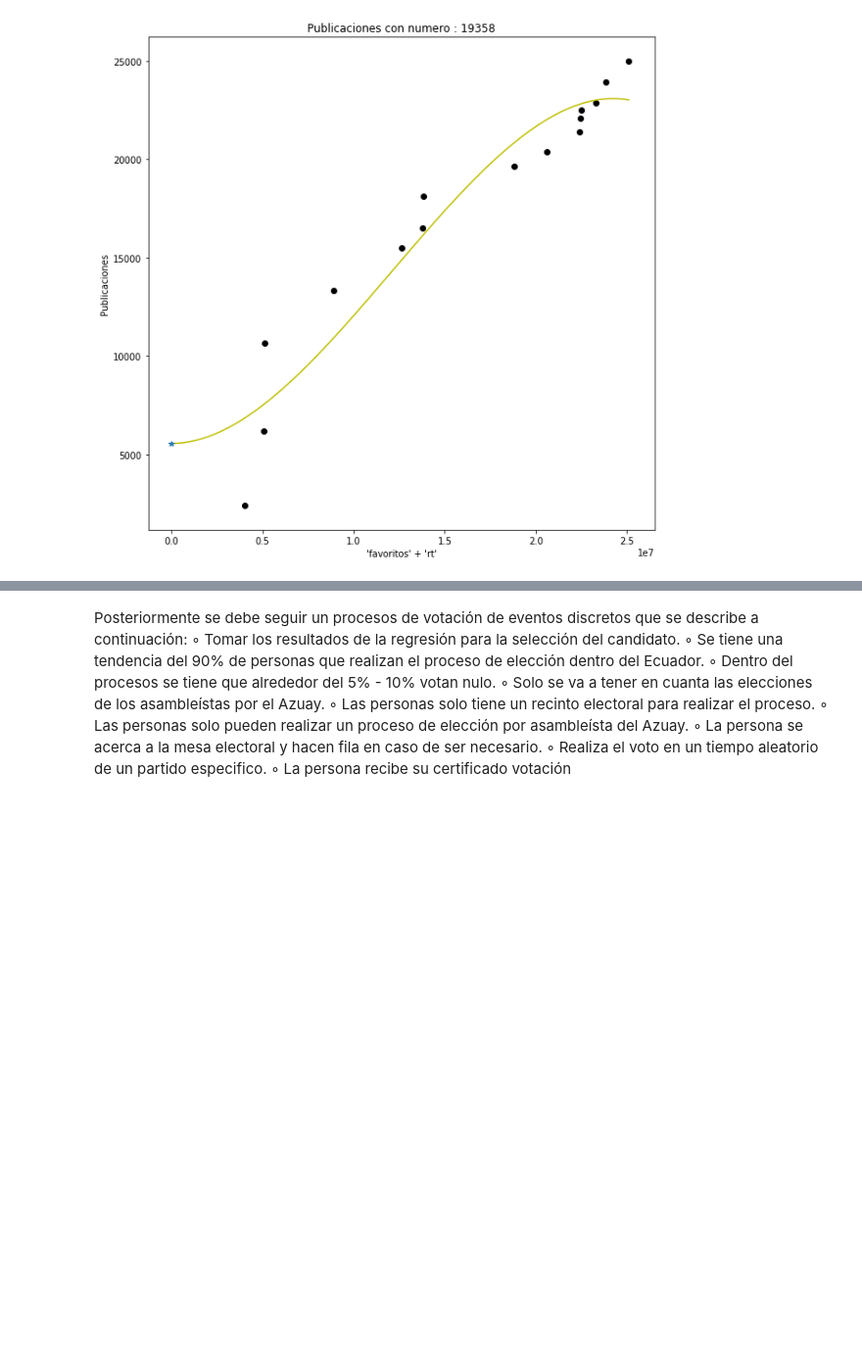
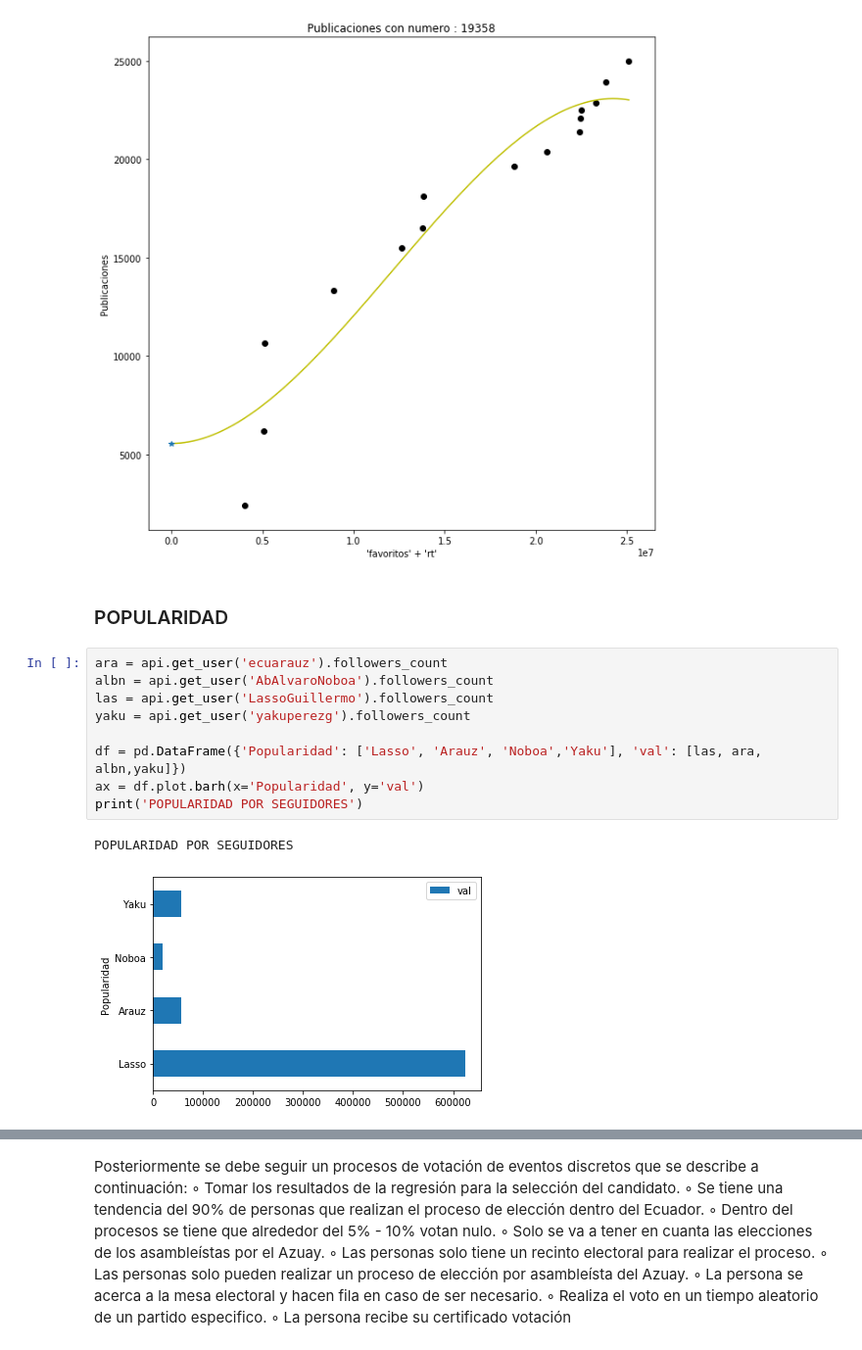
Before and after one commit to jcuyaguari/Simulacion, a Jupyter notebook: ExamenInterciclo.ipynb, the cells around one changed output, grey strips where cells are left out. Shown at 98% size. Cells and saved outputs as stored; diff of their text form; blank space fills up the shorter version.

```diff
--- a/ExamenInterciclo.ipynb
+++ b/ExamenInterciclo.ipynb
@@ -310,3 +315,17 @@ plt.plot(z,prediccion_entrenamiento[z], '*')
 plt.show()
 # %% [output]
 [figure]
+# %% [markdown]
+### POPULARIDAD
+# %%
+ara = api.get_user('ecuarauz').followers_count
+albn = api.get_user('AbAlvaroNoboa').followers_count
+las = api.get_user('LassoGuillermo').followers_count
+yaku = api.get_user('yakuperezg').followers_count
+
+df = pd.DataFrame({'Popularidad': ['Lasso', 'Arauz', 'Noboa','Yaku'], 'val': [las, ara, albn,yaku]})
+ax = df.plot.barh(x='Popularidad', y='val')
+print('POPULARIDAD POR SEGUIDORES')
+# %% [output]
+POPULARIDAD POR SEGUIDORES
+[figure, added]
```
Also changed, not shown: parts of 13 cells of this notebook, 1 other file.
